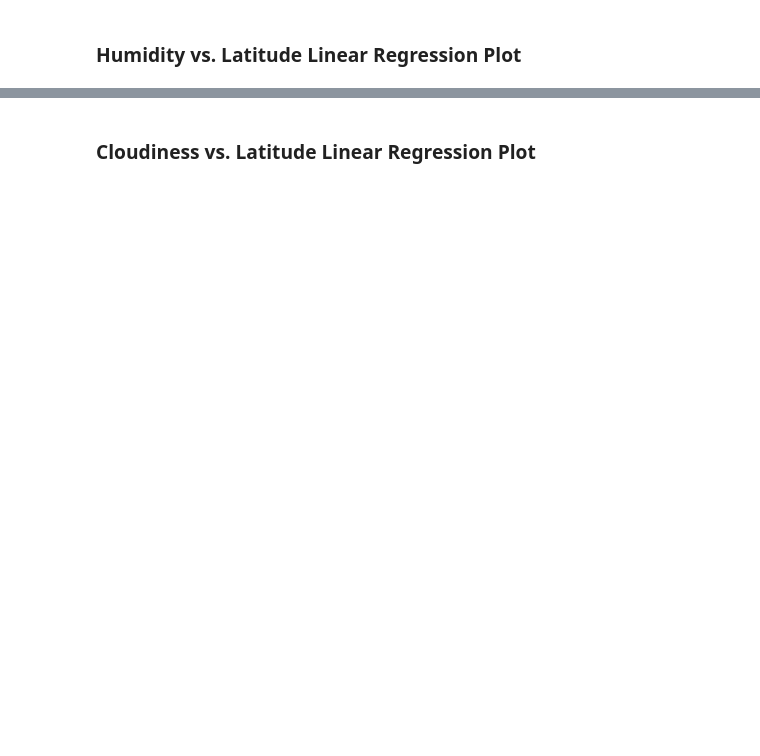
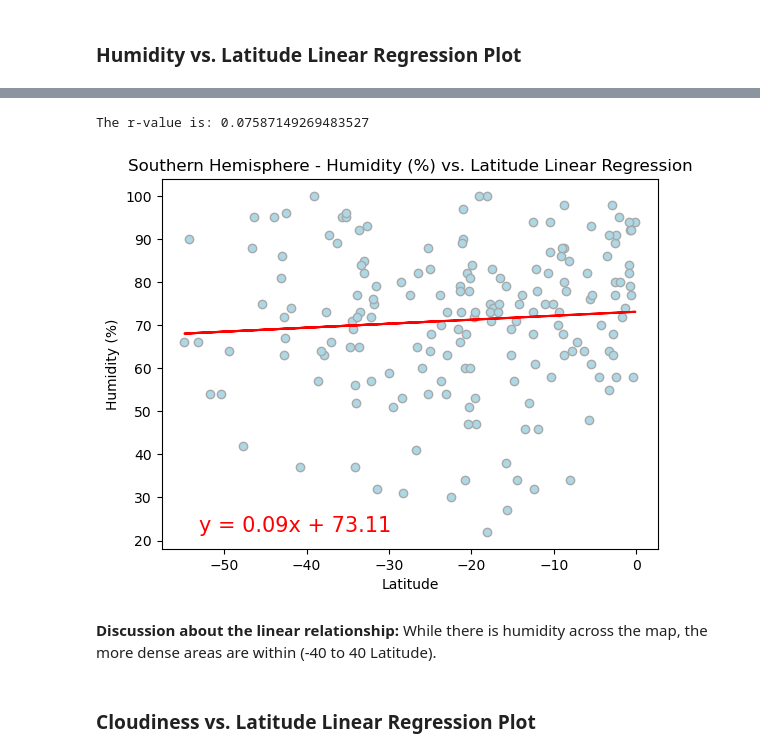
Before and after one commit to TheOneKnownAsDevin/python-api-challenge, a Jupyter notebook: WeatherPy/WeatherPy.ipynb, the cells around one changed output, grey strips where cells are left out. Cells and saved outputs as stored; diff of their text form; code cells hidden in the pictures; blank space fills up the shorter version.

```diff
--- a/WeatherPy/WeatherPy.ipynb
+++ b/WeatherPy/WeatherPy.ipynb
@@ -382,2 +391,28 @@ The r-value is: 0.0002808747046324607
+# %%
+# Southern Hemisphere
+x_values = pd.to_numeric(south_hemisphere['Lat']).astype(float)
+y_values = pd.to_numeric(south_hemisphere['Humidity']).astype(float)
+(slope, intercept, rvalue, pvalue, stderr) = linregress(x_values, y_values)
+regress_values = x_values * slope + intercept
+line_eq = "y = " + str(round(slope,2)) + "x + " + str(round(intercept,2))
+
+# Linear regression on Southern Hemisphere
+plt.scatter(x_values,y_values, marker = "o", facecolor = "lightblue", edgecolor="darkgray")
+plt.plot(x_values,regress_values,"r-")
+plt.annotate(line_eq,(-53,22),fontsize=15,color="red")
+plt.xlabel('Latitude')
+plt.ylabel('Humidity (%)')
+plt.title('Southern Hemisphere - Humidity (%) vs. Latitude Linear Regression')
+
+print(f"The r-value is: {rvalue}")
+plt.savefig("output_data/Fig8.png")
+
+plt.show()
+# %% [output]
+The r-value is: 0.07587149269483527
+[figure, added]
+# %% [markdown]
+**Discussion about the linear relationship:** While there is humidity across the map, the more dense areas are within
+(-40 to 40 Latitude).
 # %% [markdown]
 ### Cloudiness vs. Latitude Linear Regression Plot
```
Also changed, not shown: parts of 31 cells of this notebook, 14 other files.
